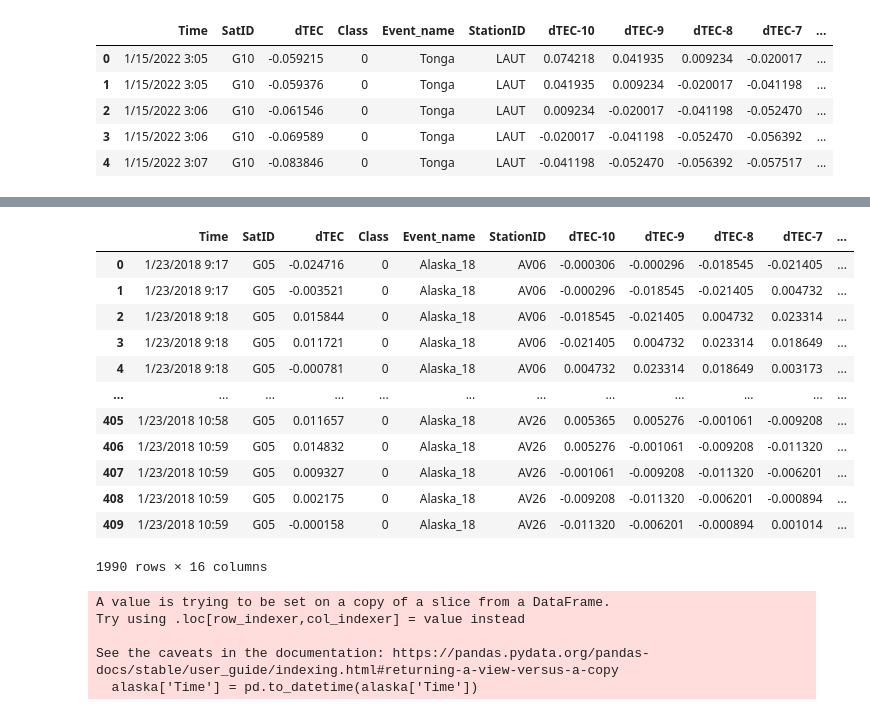
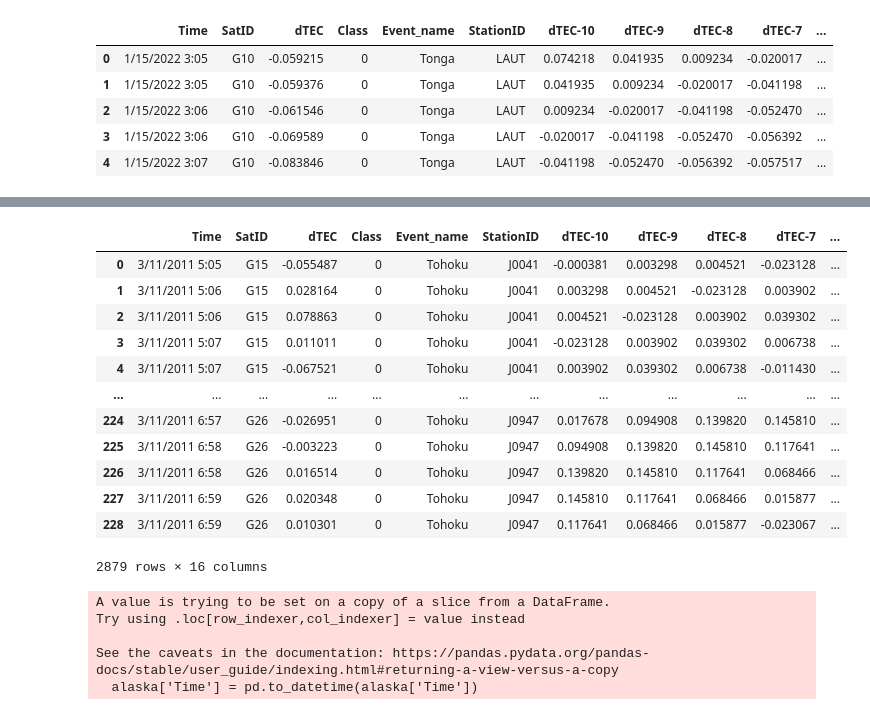
Before and after one commit to spaceonion1001/LD-CPD, a Jupyter notebook: notebooks/dtec_cleaning.ipynb, the cells around one changed output, grey strips where cells are left out. Saved outputs shown, nothing was run; the diff lists cells and outputs as text; code cells hidden in the pictures.

```diff
--- a/notebooks/dtec_cleaning.ipynb
+++ b/notebooks/dtec_cleaning.ipynb
@@ -29,19 +155,19 @@ df_test.head()
 # %%
-df_train[df_train['Event_name'] == 'Alaska_18']
+df_train[df_train['Event_name'] == 'Tohoku']
 # %% [output]
 |  | Time | SatID | dTEC | Class | Event_name | StationID | dTEC-10 | dTEC-9 | dTEC-8 | dTEC-7 | ... |
-| 0 | 1/23/2018 9:17 | G05 | -0.024716 | 0 | Alaska_18 | AV06 | -0.000306 | -0.000296 | -0.018545 | -0.021405 | ... |
-| 1 | 1/23/2018 9:17 | G05 | -0.003521 | 0 | Alaska_18 | AV06 | -0.000296 | -0.018545 | -0.021405 | 0.004732 | ... |
-| 2 | 1/23/2018 9:18 | G05 | 0.015844 | 0 | Alaska_18 | AV06 | -0.018545 | -0.021405 | 0.004732 | 0.023314 | ... |
-| 3 | 1/23/2018 9:18 | G05 | 0.011721 | 0 | Alaska_18 | AV06 | -0.021405 | 0.004732 | 0.023314 | 0.018649 | ... |
-| 4 | 1/23/2018 9:18 | G05 | -0.000781 | 0 | Alaska_18 | AV06 | 0.004732 | 0.023314 | 0.018649 | 0.003173 | ... |
+| 0 | 3/11/2011 5:05 | G15 | -0.055487 | 0 | Tohoku | J0041 | -0.000381 | 0.003298 | 0.004521 | -0.023128 | ... |
+| 1 | 3/11/2011 5:06 | G15 | 0.028164 | 0 | Tohoku | J0041 | 0.003298 | 0.004521 | -0.023128 | 0.003902 | ... |
+| 2 | 3/11/2011 5:06 | G15 | 0.078863 | 0 | Tohoku | J0041 | 0.004521 | -0.023128 | 0.003902 | 0.039302 | ... |
+| 3 | 3/11/2011 5:07 | G15 | 0.011011 | 0 | Tohoku | J0041 | -0.023128 | 0.003902 | 0.039302 | 0.006738 | ... |
+| 4 | 3/11/2011 5:07 | G15 | -0.067521 | 0 | Tohoku | J0041 | 0.003902 | 0.039302 | 0.006738 | -0.011430 | ... |
 | ... | ... | ... | ... | ... | ... | ... | ... | ... | ... | ... | ... |
-| 405 | 1/23/2018 10:58 | G05 | 0.011657 | 0 | Alaska_18 | AV26 | 0.005365 | 0.005276 | -0.001061 | -0.009208 | ... |
-| 406 | 1/23/2018 10:59 | G05 | 0.014832 | 0 | Alaska_18 | AV26 | 0.005276 | -0.001061 | -0.009208 | -0.011320 | ... |
-| 407 | 1/23/2018 10:59 | G05 | 0.009327 | 0 | Alaska_18 | AV26 | -0.001061 | -0.009208 | -0.011320 | -0.006201 | ... |
-| 408 | 1/23/2018 10:59 | G05 | 0.002175 | 0 | Alaska_18 | AV26 | -0.009208 | -0.011320 | -0.006201 | -0.000894 | ... |
-| 409 | 1/23/2018 10:59 | G05 | -0.000158 | 0 | Alaska_18 | AV26 | -0.011320 | -0.006201 | -0.000894 | 0.001014 | ... |
+| 224 | 3/11/2011 6:57 | G26 | -0.026951 | 0 | Tohoku | J0947 | 0.017678 | 0.094908 | 0.139820 | 0.145810 | ... |
+| 225 | 3/11/2011 6:58 | G26 | -0.003223 | 0 | Tohoku | J0947 | 0.094908 | 0.139820 | 0.145810 | 0.117641 | ... |
+| 226 | 3/11/2011 6:58 | G26 | 0.016514 | 0 | Tohoku | J0947 | 0.139820 | 0.145810 | 0.117641 | 0.068466 | ... |
+| 227 | 3/11/2011 6:59 | G26 | 0.020348 | 0 | Tohoku | J0947 | 0.145810 | 0.117641 | 0.068466 | 0.015877 | ... |
+| 228 | 3/11/2011 6:59 | G26 | 0.010301 | 0 | Tohoku | J0947 | 0.117641 | 0.068466 | 0.015877 | -0.023067 | ... |
-1990 rows × 16 columns
+2879 rows × 16 columns
 # %%
 alaska = df_train[df_train['Event_name'] == 'Alaska_18']
 alaska['Time'] = pd.to_datetime(alaska['Time'])
```
Also changed, not shown: parts of 14 cells of this notebook, 5 other files.
